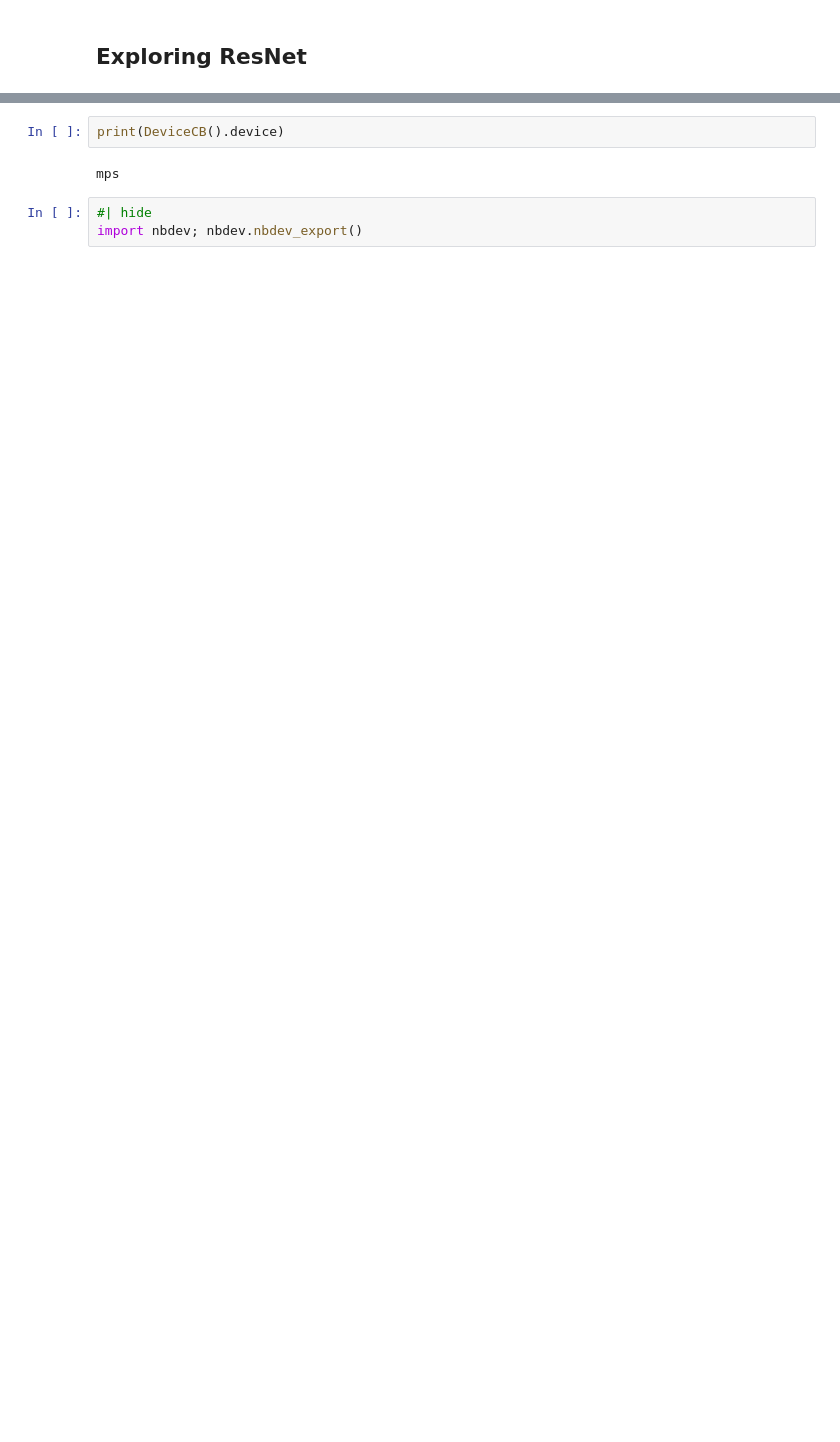
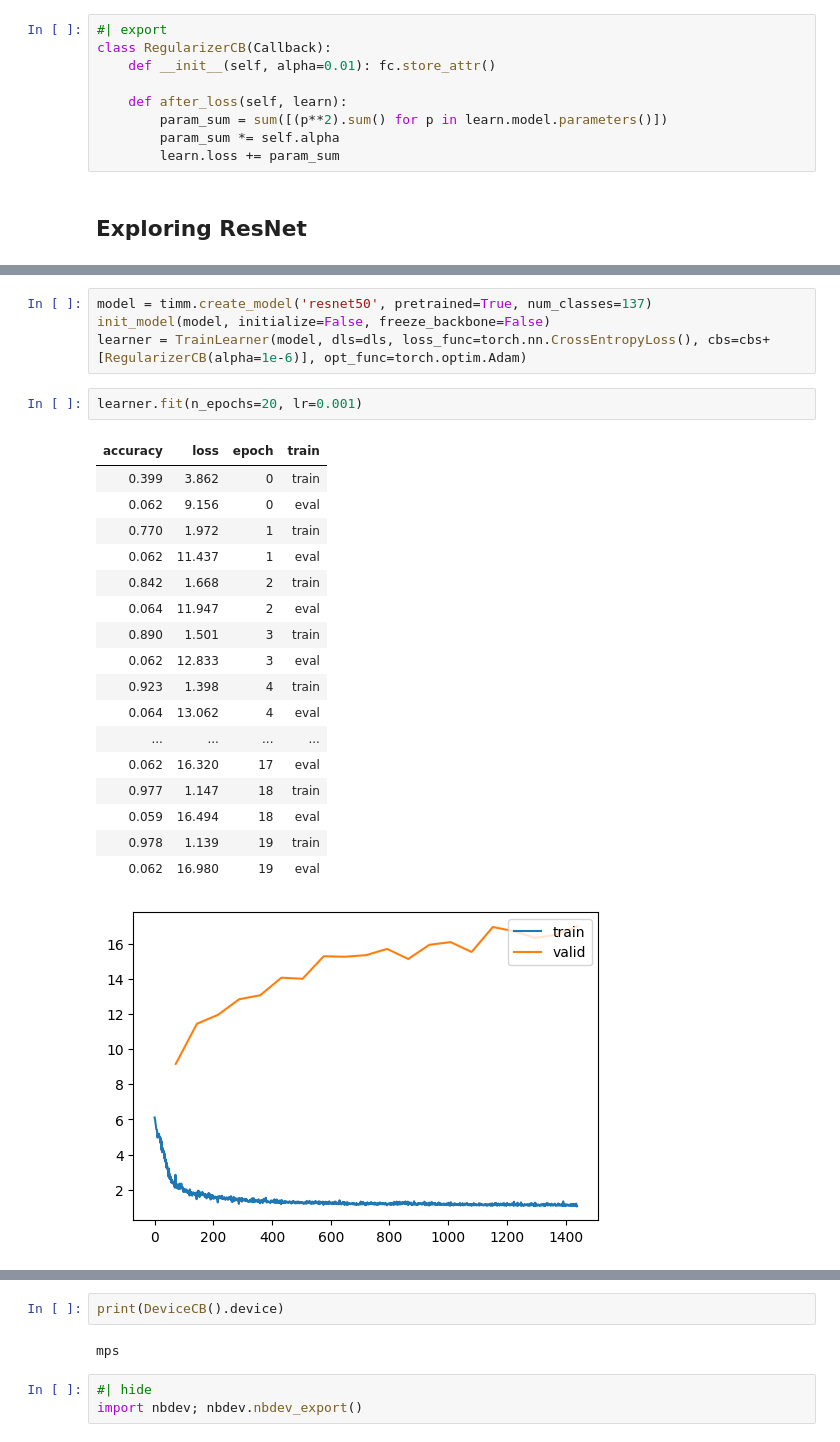
Before and after one commit to dhrits/dog_breed_id, a Jupyter notebook: nbs/04_benchmark.ipynb, the cells around one changed output, grey strips where cells are left out. Saved outputs shown, nothing was run; the diff lists cells and outputs as text; blank space fills up the shorter version.

```diff
--- a/nbs/04_benchmark.ipynb
+++ b/nbs/04_benchmark.ipynb
@@ -140,6 +163,15 @@ from collections import namedtuple
 DataLoaders = namedtuple('DataLoaders', ['train', 'valid'])
 # %%
 dls = DataLoaders(train_dl, valid_dl)
+# %%
+#| export
+class RegularizerCB(Callback):
+    def __init__(self, alpha=0.01): fc.store_attr()
+
+    def after_loss(self, learn):
+        param_sum = sum([(p**2).sum() for p in learn.model.parameters()])
+        param_sum *= self.alpha
+        learn.loss += param_sum
 # %% [markdown]
 ## Exploring ResNet
 # %%
@@ -168,0 +223,25 @@ IndexError: single positional indexer is out-of-bounds
+# %%
+model = timm.create_model('resnet50', pretrained=True, num_classes=137)
+init_model(model, initialize=False, freeze_backbone=False)
+learner = TrainLearner(model, dls=dls, loss_func=torch.nn.CrossEntropyLoss(), cbs=cbs+[RegularizerCB(alpha=1e-6)], opt_func=torch.optim.Adam)
+# %%
+learner.fit(n_epochs=20, lr=0.001)
+# %% [output]
+| accuracy | loss | epoch | train |
+| 0.399 | 3.862 | 0 | train |
+| 0.062 | 9.156 | 0 | eval |
+| 0.770 | 1.972 | 1 | train |
+| 0.062 | 11.437 | 1 | eval |
+| 0.842 | 1.668 | 2 | train |
+| 0.064 | 11.947 | 2 | eval |
+| 0.890 | 1.501 | 3 | train |
+| 0.062 | 12.833 | 3 | eval |
+| 0.923 | 1.398 | 4 | train |
+| 0.064 | 13.062 | 4 | eval |
+| ... | ... | ... | ... |
+| 0.062 | 16.320 | 17 | eval |
+| 0.977 | 1.147 | 18 | train |
+| 0.059 | 16.494 | 18 | eval |
+| 0.978 | 1.139 | 19 | train |
+| 0.062 | 16.980 | 19 | eval |
+[figure, added]
```
Also changed, not shown: parts of 16 cells of this notebook, 1 other file.
